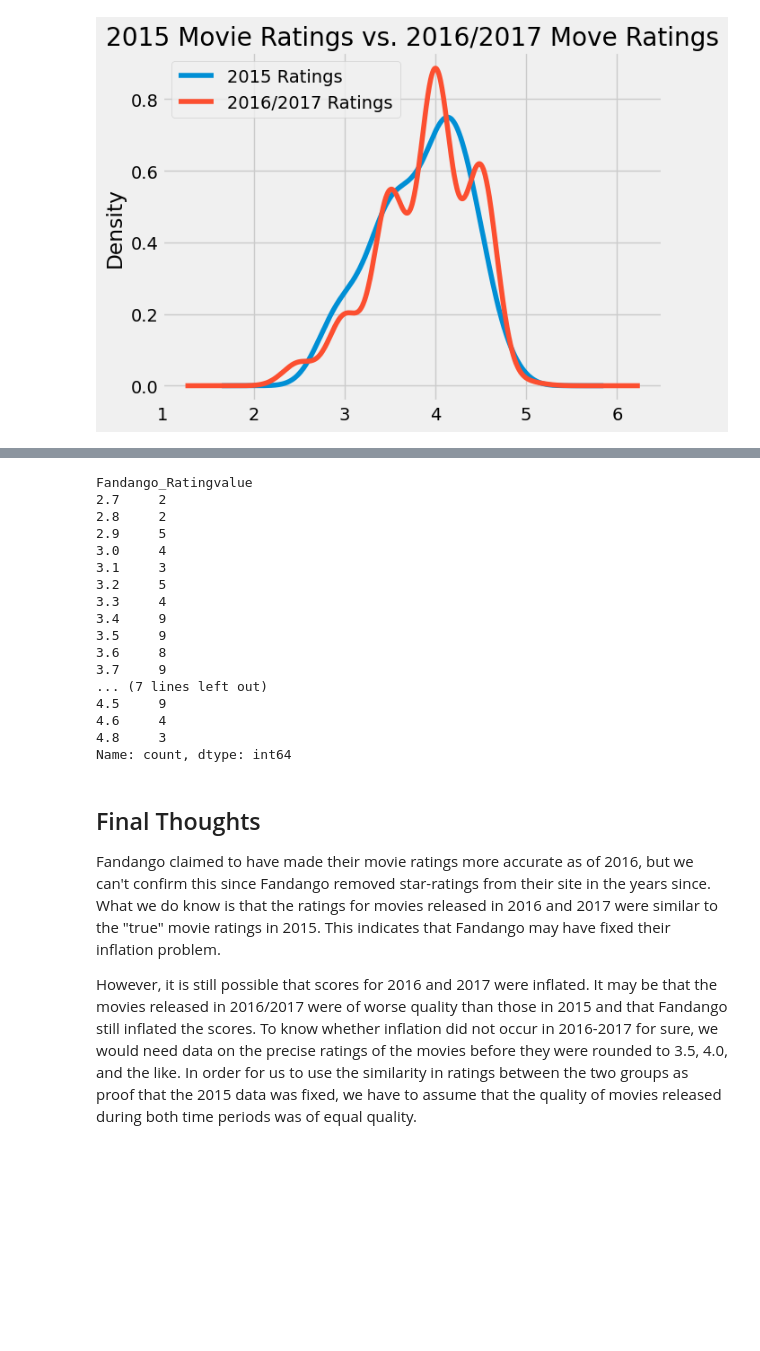
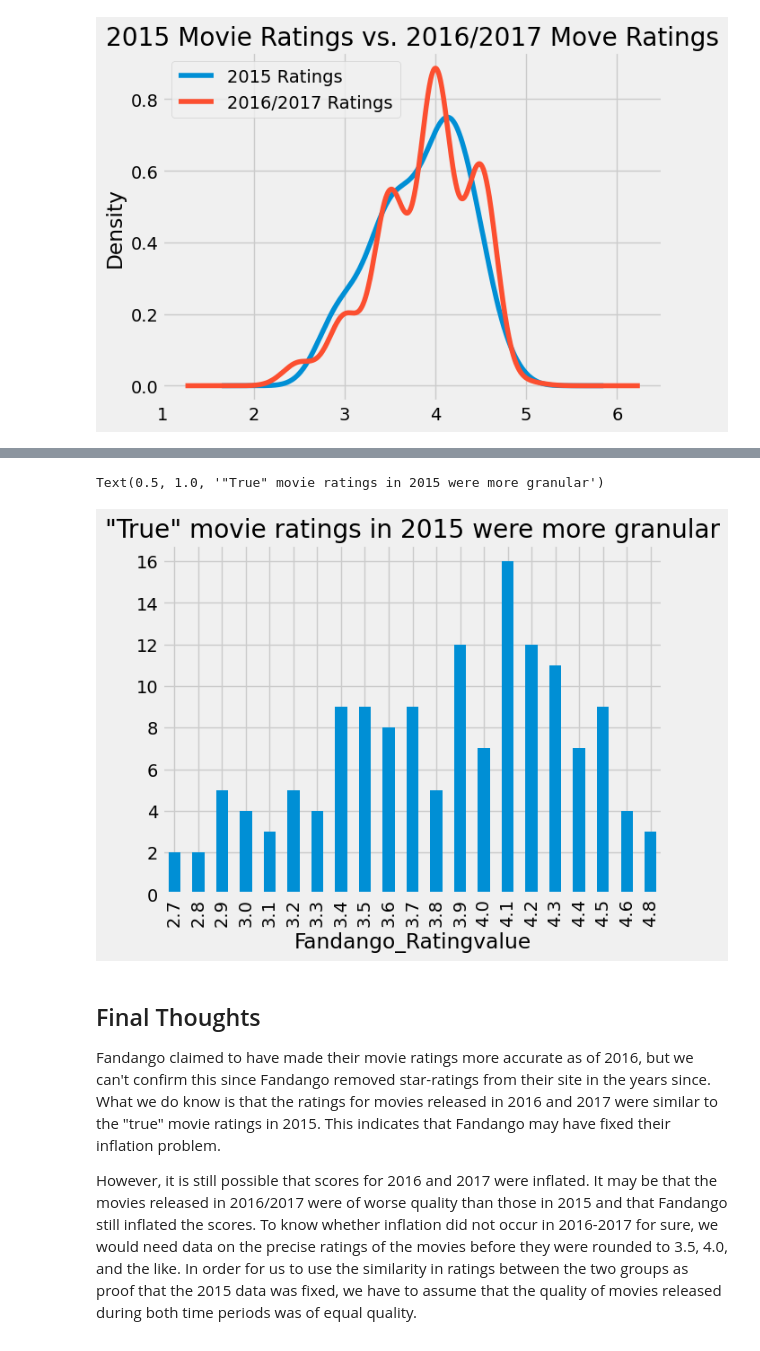
Before and after one commit to aero-man/fandango-movie-ratings, a Jupyter notebook: Fandango_Movie_Rating_Inflation.ipynb, the cells around one changed output, grey strips where cells are left out. Saved outputs shown, nothing was run; the diff lists cells and outputs as text; code cells hidden in the pictures; blank space fills up the shorter version.

```diff
--- a/Fandango_Movie_Rating_Inflation.ipynb
+++ b/Fandango_Movie_Rating_Inflation.ipynb
@@ -111,23 +102,9 @@ Name: count, dtype: int64
 # %%
-fandango_2015['Fandango_Ratingvalue'].value_counts().sort_index()
+fandango_2015['Fandango_Ratingvalue'].value_counts().sort_index().plot.bar()
+plt.title('"True" movie ratings in 2015 were more granular')
 # %% [output]
-Fandango_Ratingvalue
-2.7     2
-2.8     2
-2.9     5
-3.0     4
-3.1     3
-3.2     5
-3.3     4
-3.4     9
-3.5     9
-3.6     8
-3.7     9
-... (7 lines left out)
-4.5     9
-4.6     4
-4.8     3
-Name: count, dtype: int64
+Text(0.5, 1.0, '"True" movie ratings in 2015 were more granular')
+[figure, added]
 # %% [markdown]
 ## Final Thoughts
 Fandango claimed to have made their movie ratings more accurate as of 2016, but we can't confirm this since Fandango removed star-ratings from their site in the years since. What we do know is that the ratings for movies released in 2016 and 2017 were similar to the "true" movie ratings in 2015. This indicates that Fandango may have fixed their inflation problem.
```
Also changed, not shown: parts of 5 cells of this notebook.
